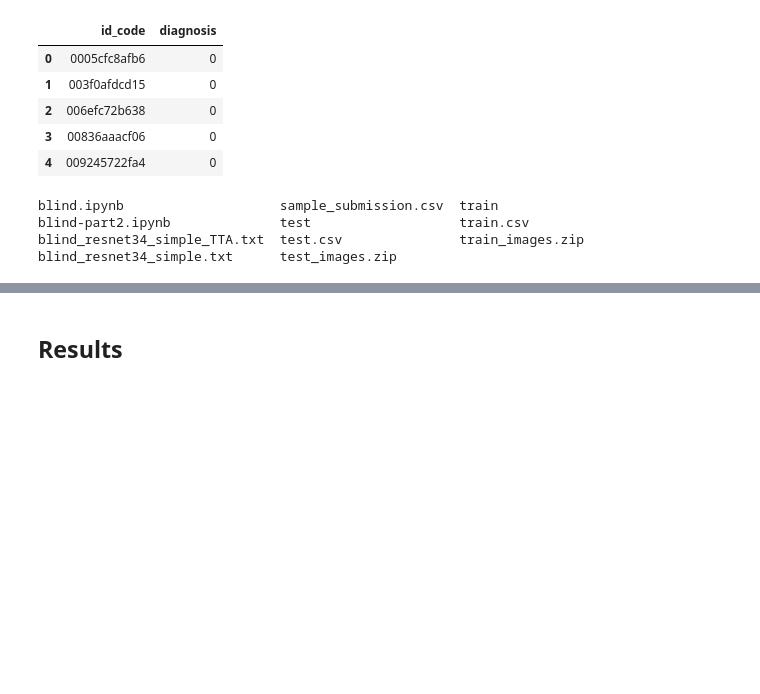
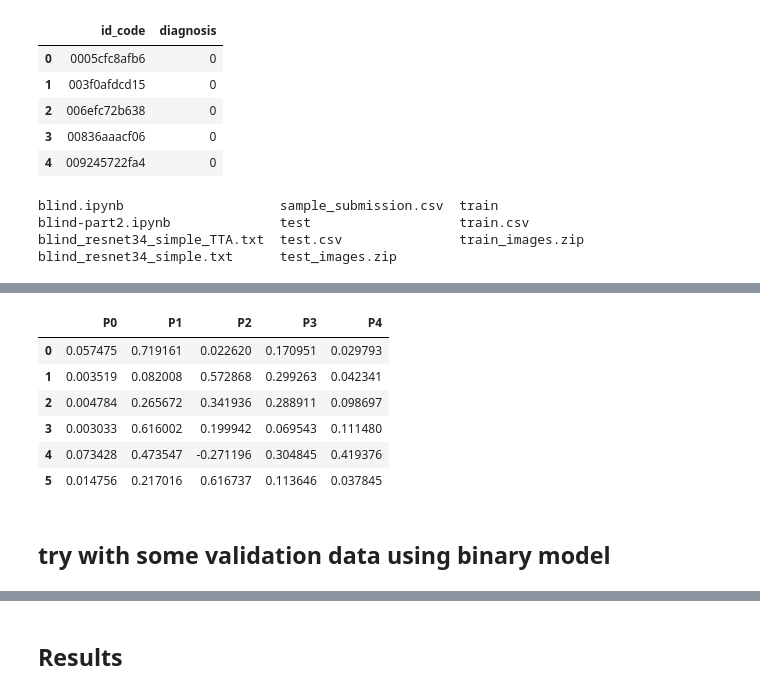
Before and after one commit to ohliumliu/fastai_v3, a Jupyter notebook: nbs/dl1/blind/blind-part2.ipynb, the cells around one changed output, grey strips where cells are left out. Saved outputs shown, nothing was run; the diff lists cells and outputs as text; code cells hidden in the pictures; blank space fills up the shorter version.

```diff
--- a/nbs/dl1/blind/blind-part2.ipynb
+++ b/nbs/dl1/blind/blind-part2.ipynb
@@ -302,0 +271,2 @@ learn.recorder.plot_losses()
+# %%
+pred = learn.TTA(ds_type=DatasetType.Test)
@@ -302,0 +275,2 @@ learn.recorder.plot_losses()
+# %%
+submission_df['p0'] = pred[0][:, 0]
@@ -302,0 +286,8 @@ learn.recorder.plot_losses()
+# %%
+for i in np.arange(4):
+    model_name = 'resnet34_p'+str(i)
+    learn.load(model_name)
+    learn.data.add_test(test_images)
+    pred = learn.TTA(ds_type=DatasetType.Test)
+    col_name='p'+str(i)
+    submission_df[col_name] = pred[0][:, 0] # probability that this image has a lable <=i
@@ -302,0 +296,16 @@ learn.recorder.plot_losses()
+# %%
+submission_df['P0'] = submission_df.p0
+submission_df['P1'] = submission_df.p1 - submission_df.p0
+submission_df['P2'] = submission_df.p2 - submission_df.p1
+submission_df['P3'] = submission_df.p3 - submission_df.p2
+submission_df['P4'] = 1 - submission_df.p3
+# %%
+submission_df.loc[:5, ['P0', 'P1', 'P2', 'P3', 'P4']]
+# %% [output]
+|  | P0 | P1 | P2 | P3 | P4 |
+| 0 | 0.057475 | 0.719161 | 0.022620 | 0.170951 | 0.029793 |
+| 1 | 0.003519 | 0.082008 | 0.572868 | 0.299263 | 0.042341 |
+| 2 | 0.004784 | 0.265672 | 0.341936 | 0.288911 | 0.098697 |
+| 3 | 0.003033 | 0.616002 | 0.199942 | 0.069543 | 0.111480 |
+| 4 | 0.073428 | 0.473547 | -0.271196 | 0.304845 | 0.419376 |
+| 5 | 0.014756 | 0.217016 | 0.616737 | 0.113646 | 0.037845 |
@@ -303,2 +316,4 @@ learn.recorder.plot_losses()
 # %%
 learn.save('blind_resnet34_simple')
+# %% [markdown]
+## try with some validation data using binary model
```
Also changed, not shown: parts of 23 cells of this notebook, 1 other file.
